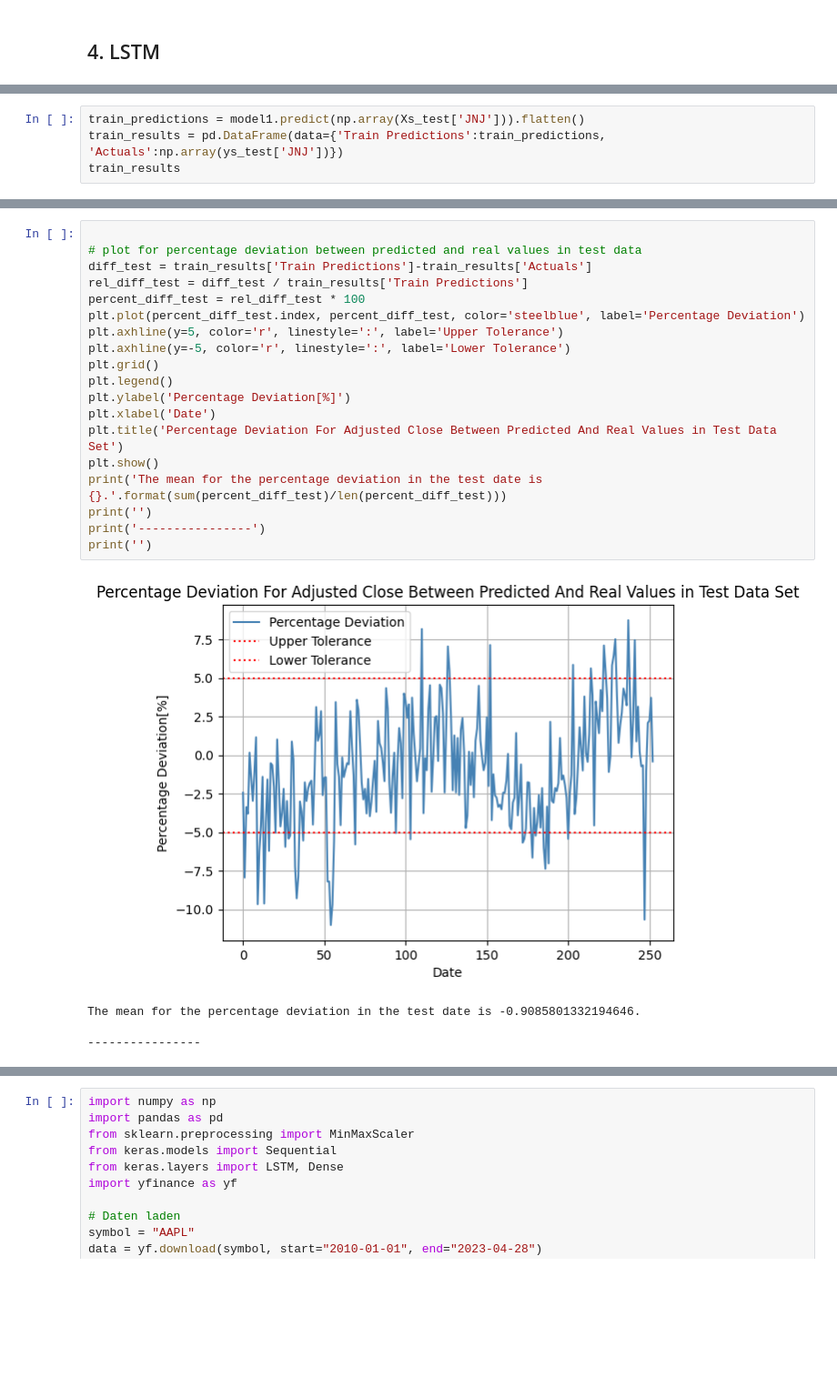
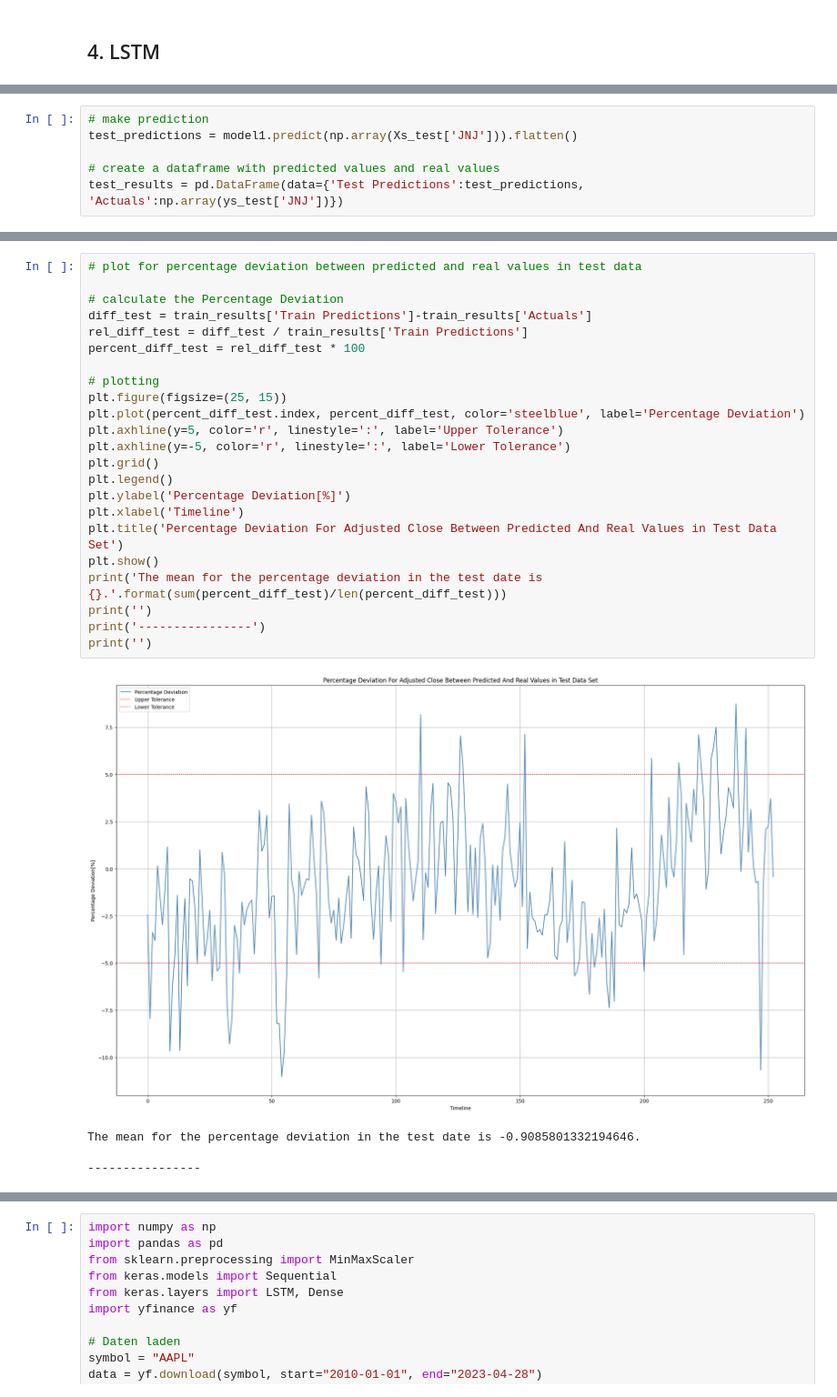
Before and after one commit to maximkiesel1/Stock_Market_Prediction, a Jupyter notebook: Modeling_Stock_Market_Prediction.ipynb, the cells around one changed output, grey strips where cells are left out. Shown at 91% size. Saved outputs shown, nothing was run; the diff lists cells and outputs as text; blank space fills up the shorter version.

```diff
--- a/Modeling_Stock_Market_Prediction.ipynb
+++ b/Modeling_Stock_Market_Prediction.ipynb
@@ -534,6 +549,8 @@ model1 = load_model('model1/')
 # %%
-train_predictions = model1.predict(np.array(Xs_test['JNJ'])).flatten()
-train_results = pd.DataFrame(data={'Train Predictions':train_predictions, 'Actuals':np.array(ys_test['JNJ'])})
-train_results
+# make prediction
+test_predictions = model1.predict(np.array(Xs_test['JNJ'])).flatten()
+
+# create a dataframe with predicted values and real values
+test_results = pd.DataFrame(data={'Test Predictions':test_predictions, 'Actuals':np.array(ys_test['JNJ'])})
 # %% [output]
 8/8 [==============================] - 0s 1ms/step
@@ -559,24 +569,28 @@ plt.plot(train_results['Actuals'])
 # %%
+# plot for percentage deviation between predicted and real values in test data
 
-# plot for percentage deviation between predicted and real values in test data
+# calculate the Percentage Deviation
 diff_test = train_results['Train Predictions']-train_results['Actuals']
 rel_diff_test = diff_test / train_results['Train Predictions']
 percent_diff_test = rel_diff_test * 100
+
+# plotting
+plt.figure(figsize=(25, 15))
 plt.plot(percent_diff_test.index, percent_diff_test, color='steelblue', label='Percentage Deviation')
 plt.axhline(y=5, color='r', linestyle=':', label='Upper Tolerance')
 plt.axhline(y=-5, color='r', linestyle=':', label='Lower Tolerance')
 plt.grid()
 plt.legend()
 plt.ylabel('Percentage Deviation[%]')
-plt.xlabel('Date')
+plt.xlabel('Timeline')
 plt.title('Percentage Deviation For Adjusted Close Between Predicted And Real Values in Test Data Set')
 plt.show()
 print('The mean for the percentage deviation in the test date is {}.'.format(sum(percent_diff_test)/len(percent_diff_test)))
 print('')
 print('----------------')
 print('')
 # %% [output]
-[figure, old version]
+[figure, new version]
 The mean for the percentage deviation in the test date is -0.9085801332194646.
 
 ----------------
```
Also changed, not shown: parts of 32 cells of this notebook, 9 other files.
